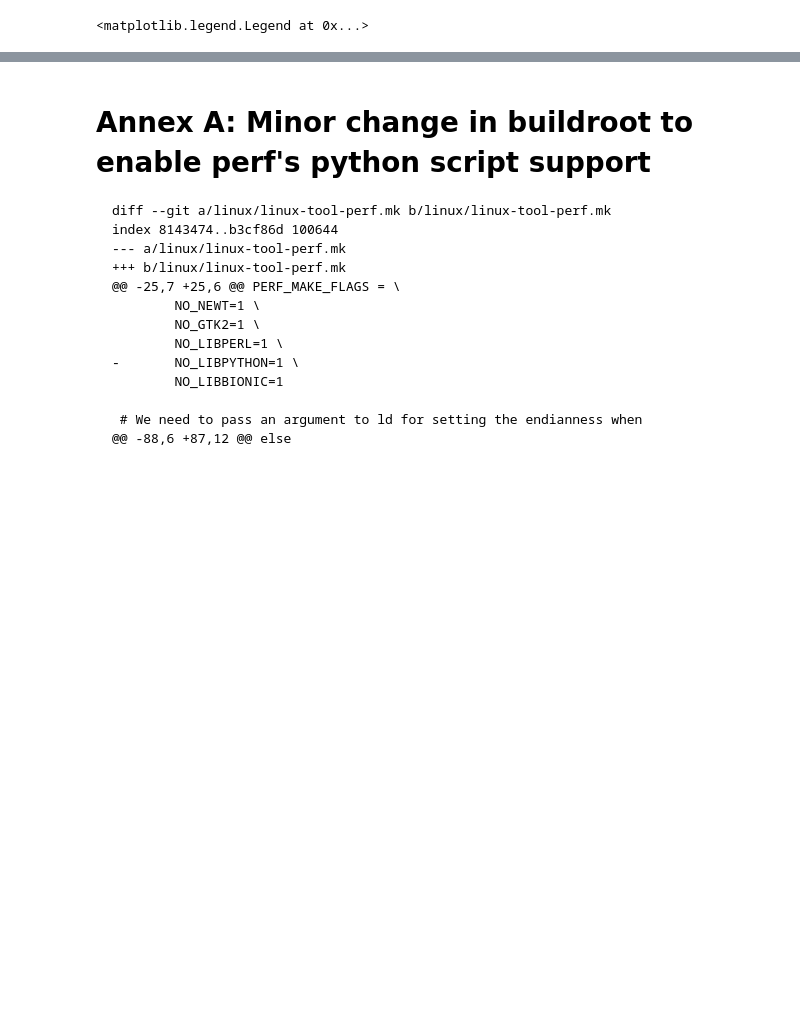
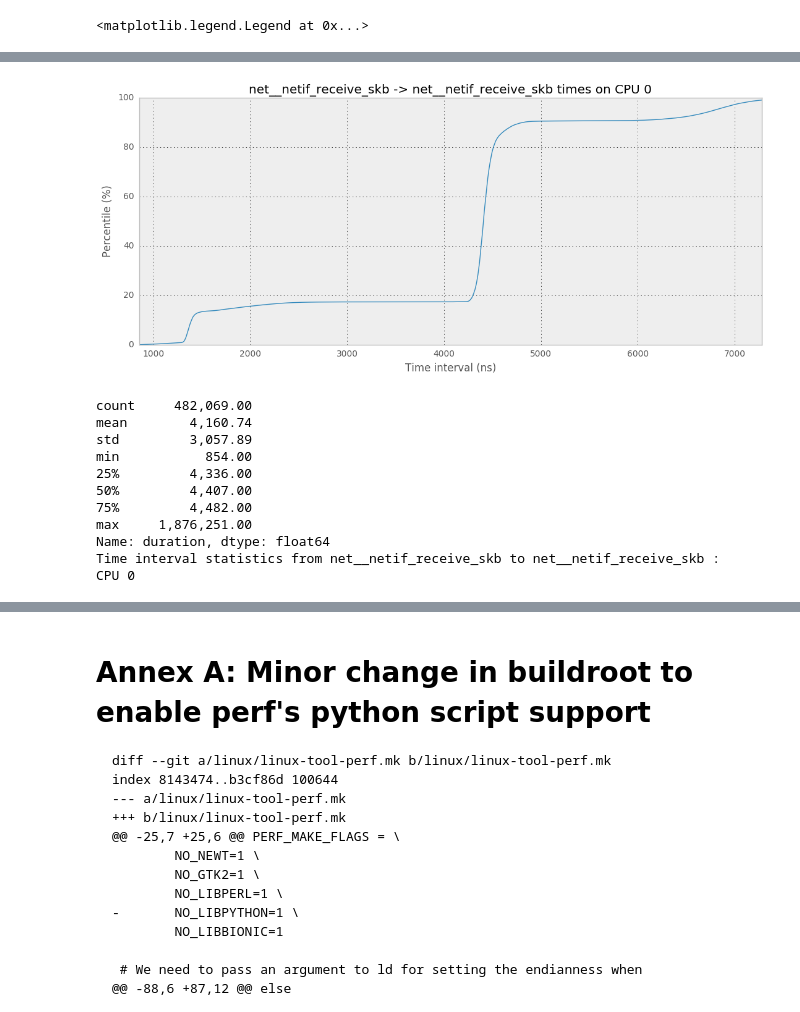
Before and after one commit to aberlemont/notes-on-linux-and-performance, a Jupyter notebook: net/network_reception_part1.ipynb, the cells around one changed output, grey strips where cells are left out. Cells and saved outputs as stored; diff of their text form; code cells hidden in the pictures; blank space fills up the shorter version.

Commit message:
net: add more tests with affinity set in "network reception"

```diff
--- a/net/network_reception_part1.ipynb
+++ b/net/network_reception_part1.ipynb
@@ -619,0 +694,18 @@ pushed into the socket queue (and pulled by the syscall recvmsg).
+# %%
+fname = '/home/alexis/workspace/tmp_public/recv_1core_affinity1_ms100.csv'
+df = pd.read_csv(fname)
+lps.print_event_intervals(df, 'net__netif_receive_skb', 'net__netif_receive_skb')
+lps.plot_event_intervals(df, 'net__netif_receive_skb', 'net__netif_receive_skb')
+# %% [output]
+[figure, added]
+count     482,069.00
+mean        4,160.74
+std         3,057.89
+min           854.00
+25%         4,336.00
+50%         4,407.00
+75%         4,482.00
+max     1,876,251.00
+Name: duration, dtype: float64
+Time interval statistics from net__netif_receive_skb to net__netif_receive_skb :
+CPU 0
```
Also changed, not shown: parts of 13 cells of this notebook.
